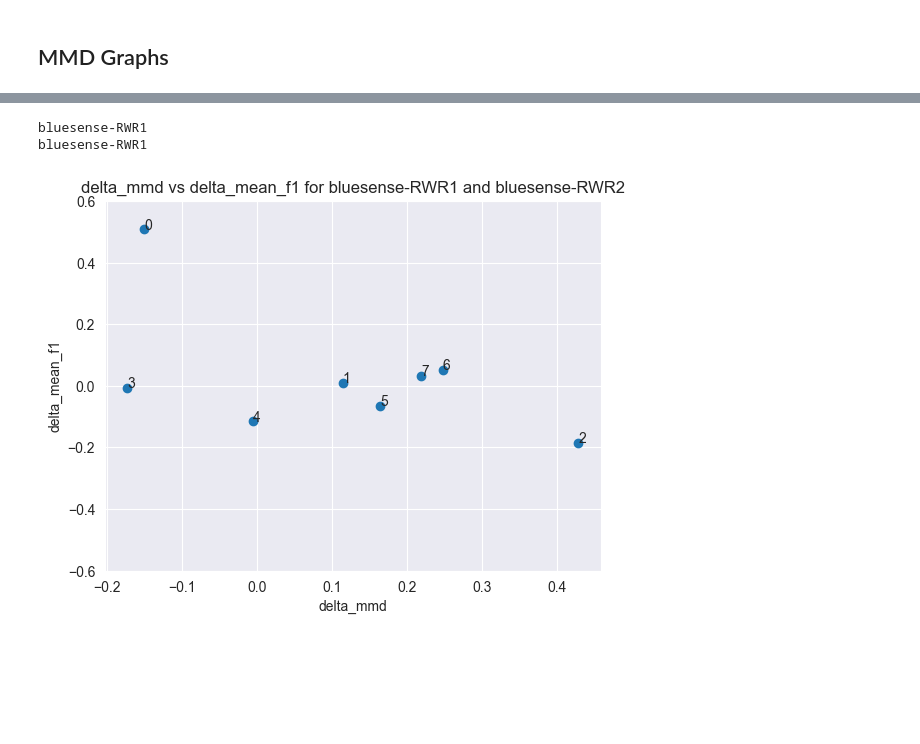
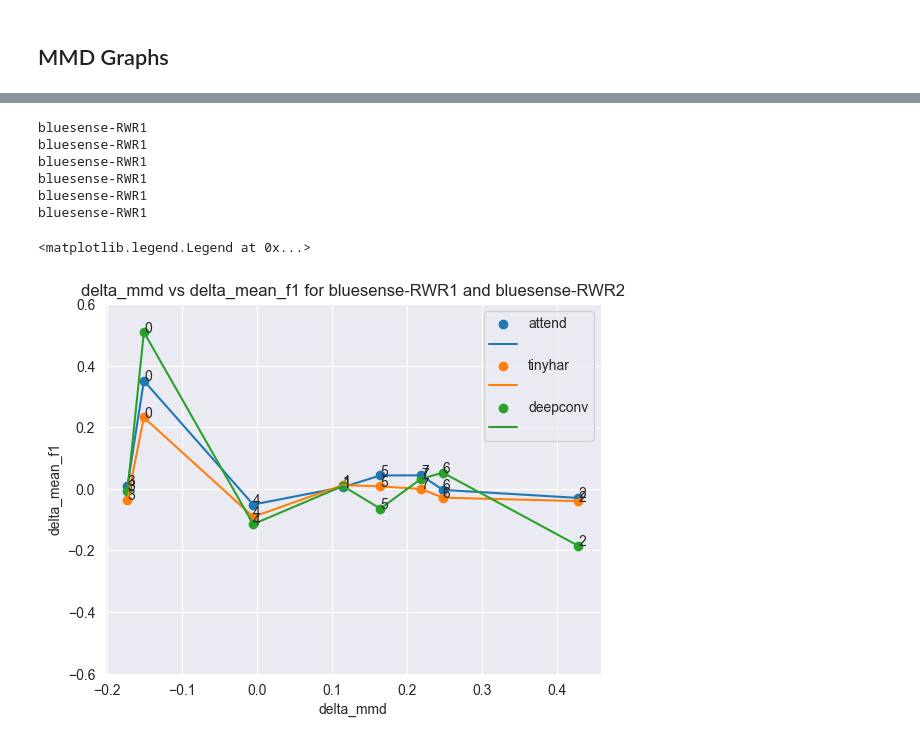
Before and after one commit to Gr33nMayhem/PERCOM_Variability_Research, a Jupyter notebook: notebooks/results_notebook/graph_creation.ipynb, the cells around one changed output, grey strips where cells are left out. Cells and saved outputs as stored; diff of their text form; code cells hidden in the pictures; blank space fills up the shorter version.

```diff
--- a/notebooks/results_notebook/graph_creation.ipynb
+++ b/notebooks/results_notebook/graph_creation.ipynb
@@ -9,6 +9,9 @@ from statsmodels.stats.anova import AnovaRM
 from sklearn.metrics import precision_recall_fscore_support
 # %%
 root_path = os.path.abspath(os.path.join('..', '..'))
+# %%
+# 17 for real disp
+num_participants = 17
 # %%
 # Method used for getting the right path for a model based on the device name and the cv number
 '''
@@ -79,10 +82,10 @@ def get_result_for_model(root_path, model_device, test_device, model_type, cv):
 # %%
 # Blue sense rwr1 vs rwr2
 result_list = []
-for i in range(8):
+for i in range(num_participants):
     for model in ['attend', 'deepconv', 'tinyhar']:
-        result1 = get_result_for_model(root_path, 'bluesense-RWR2', 'bluesense-RWR1', model, i)
-        result2 = get_result_for_model(root_path, 'bluesense-RWR1', 'bluesense-RWR1', model, i)
+        result1 = get_result_for_model(root_path, 'RLA-self', 'RLA-ideal', model, i)
+        result2 = get_result_for_model(root_path, 'RLA-ideal', 'RLA-ideal', model, i)
         dict_results = {'f1': result2[3],
                         'cv': i,
                         'device_config': 'RWR1 vs RWR1', 'model_type': model}
@@ -213,10 +216,10 @@ def generate_delta_mmd_graph(device1, device2, model_type):
     df_2_1 = pd.read_csv(path)
     # print(df_2_1)
     # get the magnitude from Acc_X, Acc_Y, Acc_Z for both df
-    df_1_1['magnitude'] = ((df_1_1['Acc_X'] ) ** 2 + (df_1_1['Acc_Y'] ) ** 2 + (
-                df_1_1['Acc_Z'] ) ** 2) ** 0.5
-    df_2_1['magnitude'] = ((df_2_1['Acc_X'] ) ** 2 + (df_2_1['Acc_Y'] ) ** 2 + (
-                df_2_1['Acc_Z'] ) ** 2) ** 0.5
+    df_1_1['magnitude'] = ((df_1_1['Acc_X']) ** 2 + (df_1_1['Acc_Y']) ** 2 + (
+        df_1_1['Acc_Z']) ** 2) ** 0.5
+    df_2_1['magnitude'] = ((df_2_1['Acc_X']) ** 2 + (df_2_1['Acc_Y']) ** 2 + (
+        df_2_1['Acc_Z']) ** 2) ** 0.5
 
     delta_mag = (df_2_1['magnitude'] - df_1_1['magnitude'])
     # rename the column
@@ -234,14 +237,18 @@ def generate_delta_mmd_graph(device1, device2, model_type):
     mean_f1_2_1 = mean_f1_2_1.drop(columns=['cv'])
     delta_mean_f1 = mean_f1_2_1 - mean_f1_1_1
 
-    # # print size of delta_mag and mean_f1
-    # delta_mean_f1.iloc[0].iloc[0]
+    df_delta_mmd_and_f1 = pd.concat([delta_mag, delta_mean_f1], axis=1)
+    # add column cv running 0 to num_participants
+    df_delta_mmd_and_f1['cv'] = range(num_participants)
+    # plot df_delta_mmd_and_f1
+    plt.scatter(df_delta_mmd_and_f1['delta_mag'], df_delta_mmd_and_f1['F1 Score'])
+    for i in range(num_participants):
+        plt.annotate(i, (delta_mag[i], delta_mean_f1.iloc[i]))
+    # sort the values on the basis of delta_mag
+    df_delta_mmd_and_f1 = df_delta_mmd_and_f1.sort_values(by='delta_mag')
+    # plot the line
+    plt.plot(df_delta_mmd_and_f1['delta_mag'], df_delta_mmd_and_f1['F1 Score'])
 
-    # plot a graph between delta_mag and mean_f1
-    plt.scatter(delta_mag, delta_mean_f1, label='train-test')
-    # label each point from 1 to 8
-    for i in range(8):
-        plt.annotate(i, (delta_mag[i], delta_mean_f1.iloc[i]))
     plt.xlabel('delta_mmd')
     plt.ylabel('delta_mean_f1')
     # set max y to 0.5 and min y to -0.5
@@ -262,6 +257,15 @@ bluesense-RWR1
-# %%
-generate_delta_mmd_graph('bluesense-RWR1', 'bluesense-RWR2', 'deepconv')
-# %% [output]
-bluesense-RWR1
-bluesense-RWR1
-[figure, removed]
+# %%
+generate_delta_mmd_graph('RLA-ideal', 'RLA-self', 'attend')
+generate_delta_mmd_graph('RLA-ideal', 'RLA-self', 'tinyhar')
+generate_delta_mmd_graph('RLA-ideal', 'RLA-self', 'deepconv')
+# add all the model names as legends
+plt.legend(['attend','', 'tinyhar','', 'deepconv',''])
+# %% [output]
+bluesense-RWR1
+bluesense-RWR1
+bluesense-RWR1
+bluesense-RWR1
+bluesense-RWR1
+bluesense-RWR1
+<matplotlib.legend.Legend at 0x...>
+[figure, added]
```
Also changed, not shown: parts of 4 cells of this notebook, 2 other files.
